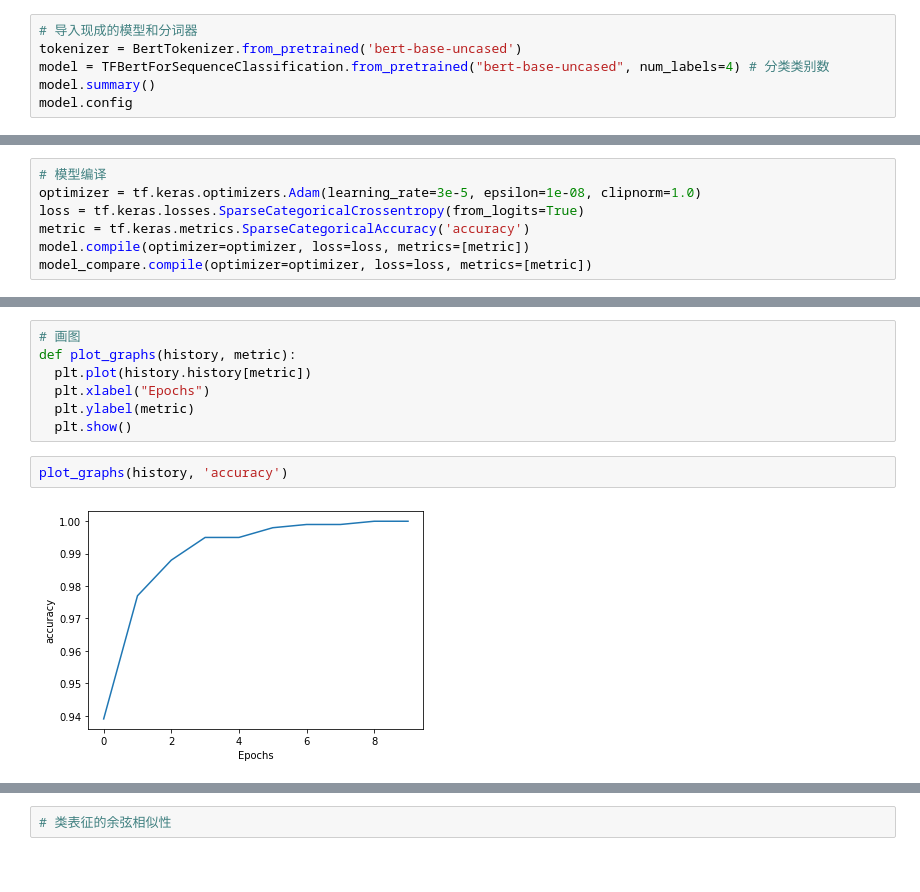
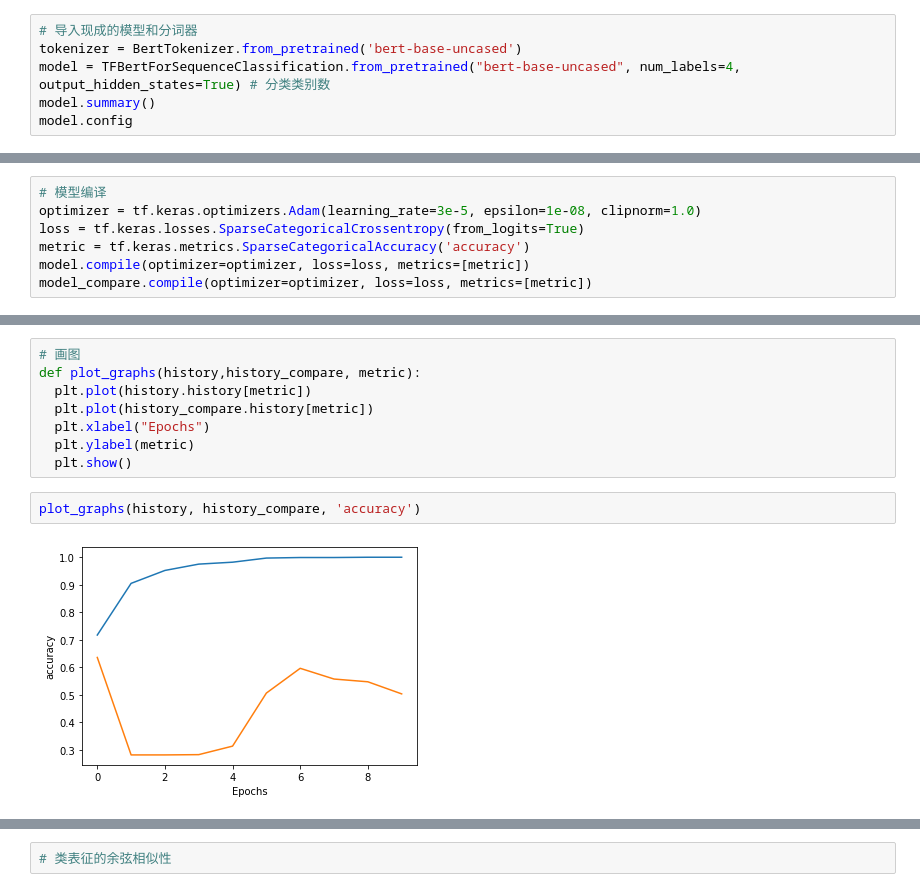
Before and after one commit to buzhangjiuzhou/DLfinal, a Jupyter notebook: bert_AGnews_3.ipynb, the cells around one changed output, grey strips where cells are left out. Drawn from its saved outputs; the diff is of its cells as text.

```diff
--- a/bert_AGnews_3.ipynb
+++ b/bert_AGnews_3.ipynb
@@ -40,7 +40,7 @@ Requirement already satisfied: idna<3,>=2.5 in /usr/local/lib/python3.6/dist-pac
 # %%
 # 导入现成的模型和分词器
 tokenizer = BertTokenizer.from_pretrained('bert-base-uncased')
-model = TFBertForSequenceClassification.from_pretrained("bert-base-uncased", num_labels=4) # 分类类别数
+model = TFBertForSequenceClassification.from_pretrained("bert-base-uncased", num_labels=4, output_hidden_states=True) # 分类类别数
 model.summary()
 model.config
 # %% [output]
@@ -311,11 +309,12 @@ model_compare.evaluate(x=[test_ids, test_mask],
 # %%
 # 画图
-def plot_graphs(history, metric):
+def plot_graphs(history,history_compare, metric):
   plt.plot(history.history[metric])
+  plt.plot(history_compare.history[metric])
   plt.xlabel("Epochs")
   plt.ylabel(metric)
   plt.show()
 # %%
-plot_graphs(history, 'accuracy')
+plot_graphs(history, history_compare, 'accuracy')
 # %% [output]
-[figure, old version]
+[figure, new version]
```
Also changed, not shown: parts of 14 cells of this notebook.
